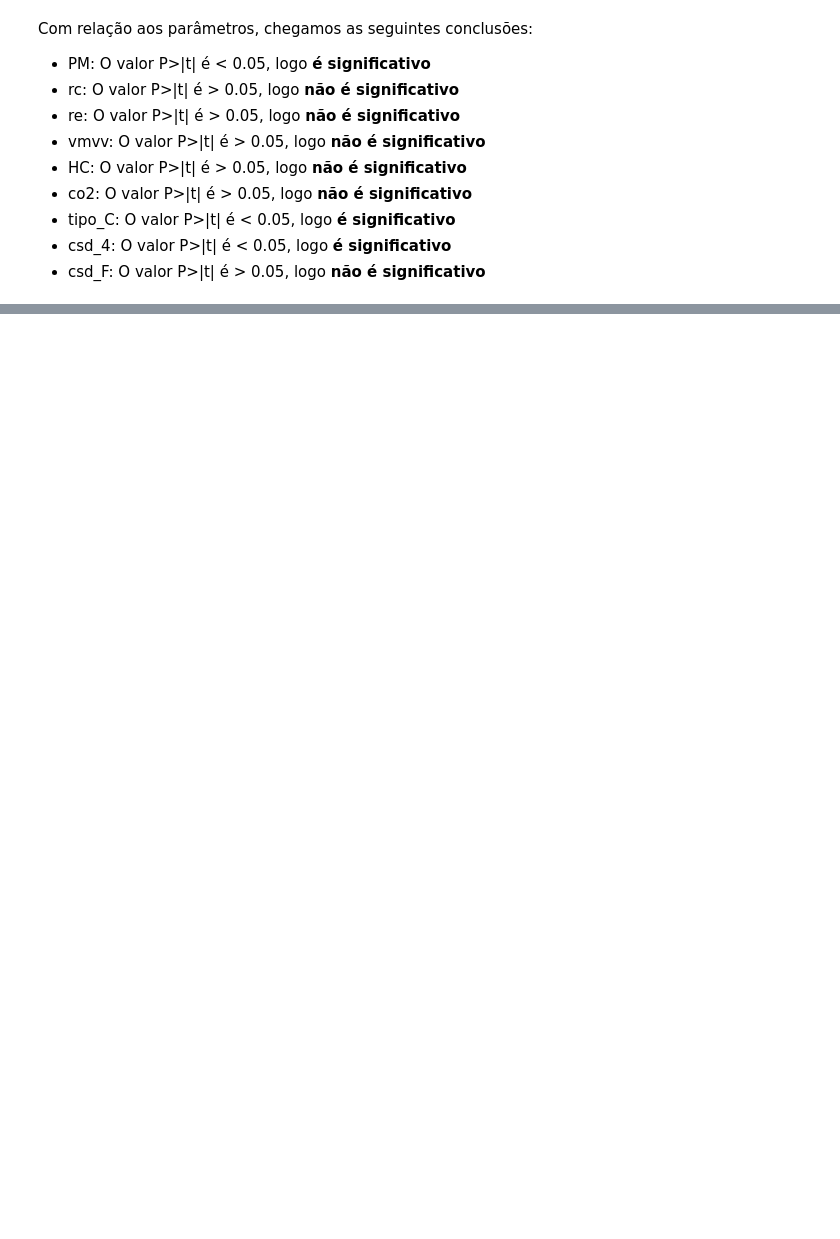
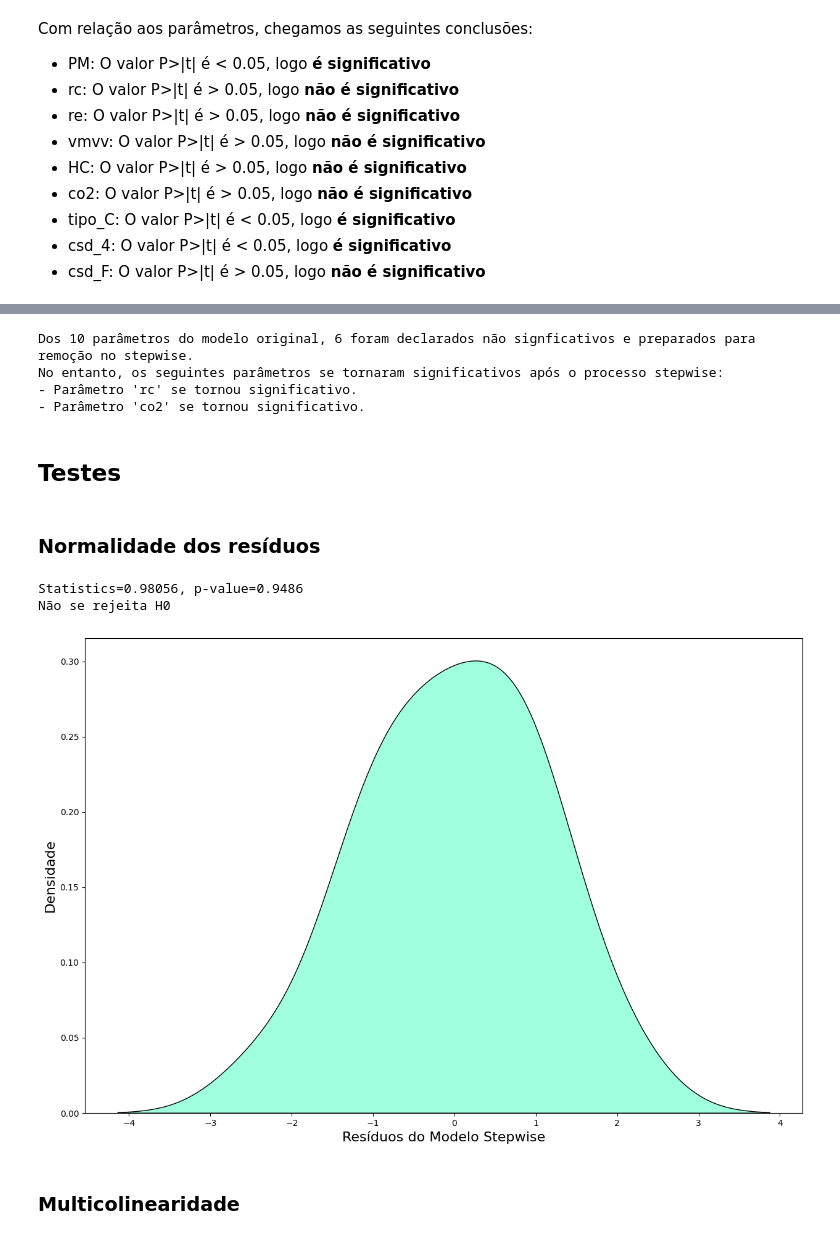
Before and after one commit to guiandradedev/tcd-car-consumption, a Jupyter notebook: analyze.ipynb, the cells around one changed output, grey strips where cells are left out. Drawn from its saved outputs; the diff is of its cells as text; code cells hidden in the pictures; blank space fills up the shorter version.

```diff
--- a/analyze.ipynb
+++ b/analyze.ipynb
@@ -383,0 +425,5 @@ Com relação aos parâmetros, chegamos as seguintes conclusões:
+# %%
+stepwise_model = stepwise(model, pvalue_limit=0.05)
+
+# Parâmetros do 'stepwise_model' (output já obtido no código anterior)
+stepwise_model.summary()
@@ -383,0 +473,41 @@ Com relação aos parâmetros, chegamos as seguintes conclusões:
+# %%
+print(f"Dos {len(model.params)} parâmetros do modelo original, {len(not_significant)} foram declarados não signficativos e preparados para remoção no stepwise.")
+print("No entanto, os seguintes parâmetros se tornaram significativos após o processo stepwise:")
+for param in stepwise_model.params.index:
+    param = param.replace("Q('", '').replace("')", '')
+    if param in not_significant:
+        print(f"- Parâmetro '{param}' se tornou significativo.")
+# %% [output]
+Dos 10 parâmetros do modelo original, 6 foram declarados não signficativos e preparados para remoção no stepwise.
+No entanto, os seguintes parâmetros se tornaram significativos após o processo stepwise:
+- Parâmetro 'rc' se tornou significativo.
+- Parâmetro 'co2' se tornou significativo.
+# %% [markdown]
+## Testes
+# %% [markdown]
+### Normalidade dos resíduos
+# %%
+# Teste de Shapiro-Wilk (já que o tamanho da amostra é menor que 30)
+stat, p = shapiro(stepwise_model.resid)
+
+# Interpretação
+print('Statistics=%.5f, p-value=%.4f' % (stat, p))
+alpha = 0.05 #nível de significância
+if p > alpha:
+	print('Não se rejeita H0')
+else:
+	print('Rejeita-se H0')
+# %% [output]
+Statistics=0.98056, p-value=0.9486
+Não se rejeita H0
+# %%
+plt.figure(figsize=(15,10))
+sns.kdeplot(data=stepwise_model.resid, multiple="stack",
+            color='aquamarine')
+plt.xlabel('Resíduos do Modelo Stepwise', fontsize=16)
+plt.ylabel('Densidade', fontsize=16)
+plt.show()
+# %% [output]
+[figure, added]
+# %% [markdown]
+### Multicolinearidade
```
Also changed, not shown: parts of 25 cells of this notebook.
